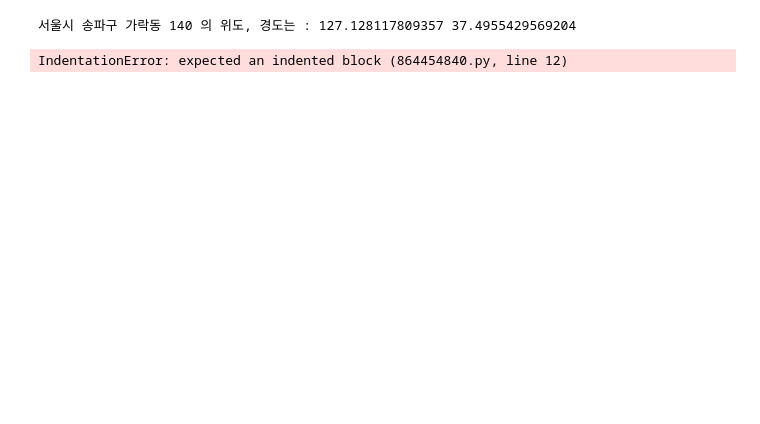
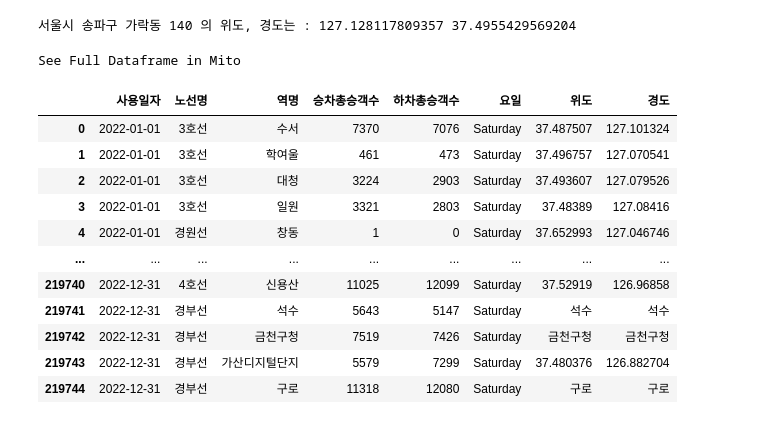
Before and after one commit to imbot1028/subway_vision, a Jupyter notebook: subway_analysis.ipynb, the cells around one changed output. Saved outputs shown, nothing was run; the diff lists cells and outputs as text; code cells hidden in the pictures; blank space fills up the shorter version.

```diff
--- a/subway_analysis.ipynb
+++ b/subway_analysis.ipynb
@@ -142,9 +151,7 @@ class data_mapping():
         radius_size = pop/2000 # 승하차 인원 비례
         return folium.CircleMarker(location=[lat, long], color = 'red', radius = radius_size)
 
-    def mapping_exe(): # 실행파일 작성
+    #def mapping_exe(): # 실행파일 작성
-# %% [output]
-IndentationError: expected an indented block (864454840.py, line 12)
 # %%
 locate = []
 for i in locate :
@@ -161,0 +163,3 @@ for i in locate :
+# %%
+passenger['위도'] = passenger['역명']
+passenger['경도'] = passenger['역명']
@@ -161,0 +169,16 @@ for i in locate :
+# %%
+passenger
+# %% [output]
+See Full Dataframe in Mito
+|  | 사용일자 | 노선명 | 역명 | 승차총승객수 | 하차총승객수 | 요일 | 위도 | 경도 |
+| 0 | 2022-01-01 | 3호선 | 수서 | 7370 | 7076 | Saturday | 37.487507 | 127.101324 |
+| 1 | 2022-01-01 | 3호선 | 학여울 | 461 | 473 | Saturday | 37.496757 | 127.070541 |
+| 2 | 2022-01-01 | 3호선 | 대청 | 3224 | 2903 | Saturday | 37.493607 | 127.079526 |
+| 3 | 2022-01-01 | 3호선 | 일원 | 3321 | 2803 | Saturday | 37.48389 | 127.08416 |
+| 4 | 2022-01-01 | 경원선 | 창동 | 1 | 0 | Saturday | 37.652993 | 127.046746 |
+| ... | ... | ... | ... | ... | ... | ... | ... | ... |
+| 219740 | 2022-12-31 | 4호선 | 신용산 | 11025 | 12099 | Saturday | 37.52919 | 126.96858 |
+| 219741 | 2022-12-31 | 경부선 | 석수 | 5643 | 5147 | Saturday | 석수 | 석수 |
+| 219742 | 2022-12-31 | 경부선 | 금천구청 | 7519 | 7426 | Saturday | 금천구청 | 금천구청 |
+| 219743 | 2022-12-31 | 경부선 | 가산디지털단지 | 5579 | 7299 | Saturday | 37.480376 | 126.882704 |
+| 219744 | 2022-12-31 | 경부선 | 구로 | 11318 | 12080 | Saturday | 구로 | 구로 |
```
Also changed, not shown: parts of 8 cells of this notebook.
